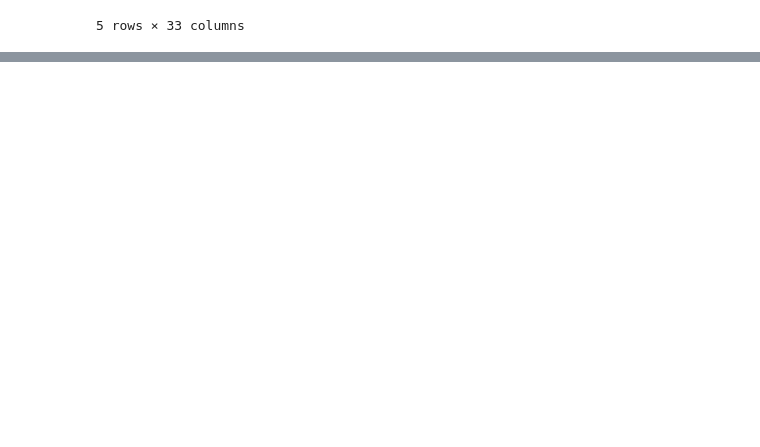
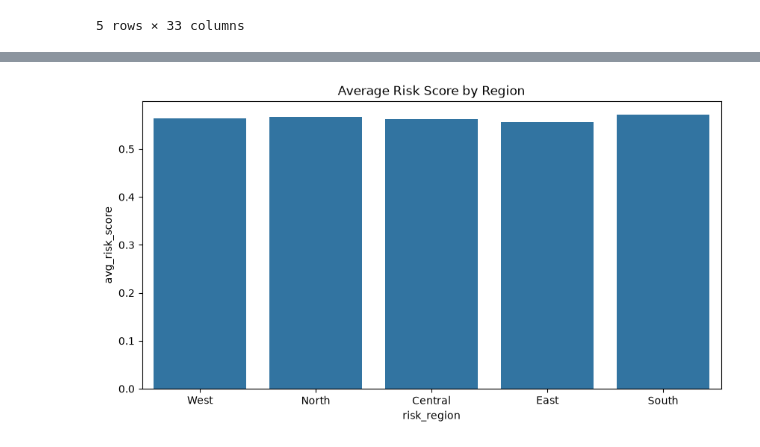
Before and after one commit to sagarmehra69/AI-Powered-Financial-Fraud-Detection-Risk-Analytics-System, a Jupyter notebook: notebooks/07_streamlit_pipeline.ipynb, the cells around one changed output, grey strips where cells are left out. Cells and saved outputs as stored; diff of their text form; code cells hidden in the pictures; blank space fills up the shorter version.

```diff
--- a/notebooks/07_streamlit_pipeline.ipynb
+++ b/notebooks/07_streamlit_pipeline.ipynb
@@ -42,0 +240,14 @@ sklearn.ensemble._forest.RandomForestClassifier
+# %%
+plt.figure(figsize=(10,5))
+
+sns.barplot(
+    data=regional_summary,
+    x="risk_region",
+    y="avg_risk_score"
+)
+
+plt.title("Average Risk Score by Region")
+
+plt.show()
+# %% [output]
+[figure, added]
```
Also changed, not shown: parts of 19 cells of this notebook.
